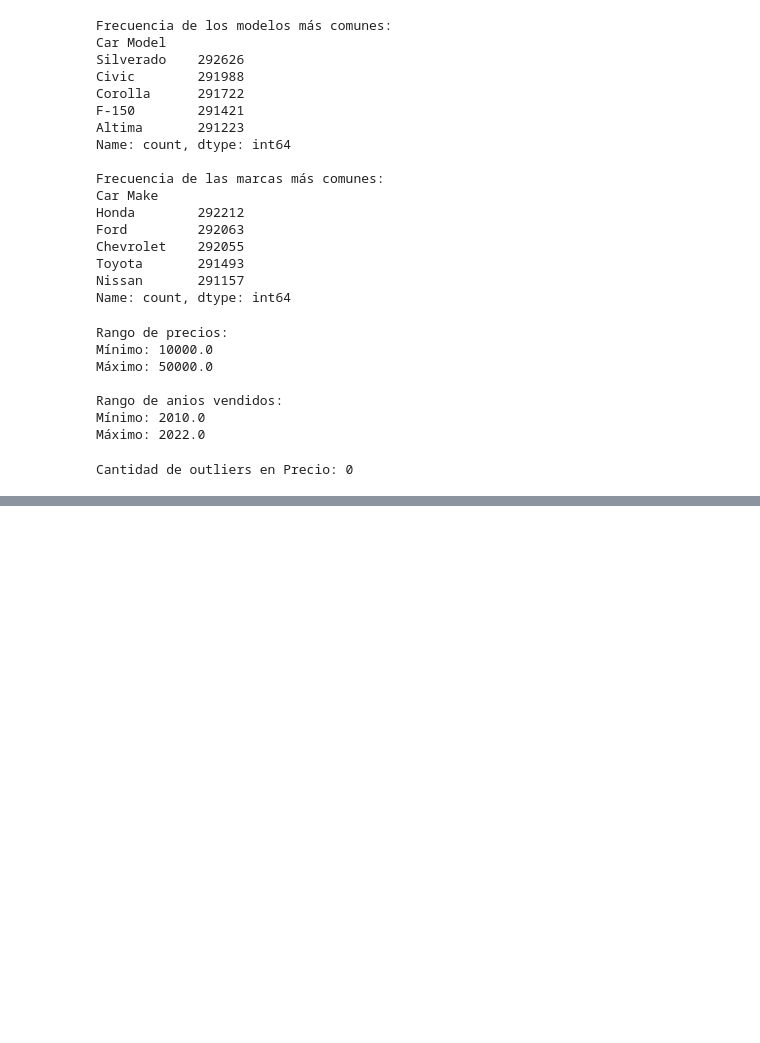
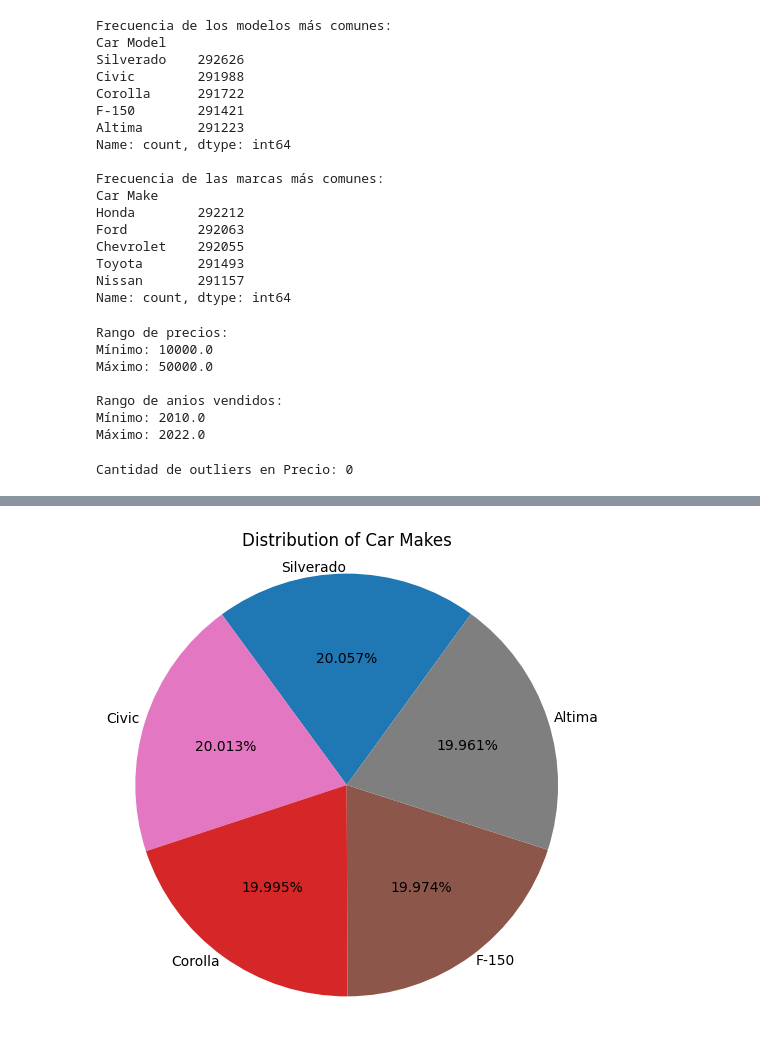
Before and after one commit to FreddyTurbins/lab_estaca_grupo2, a Jupyter notebook: main.ipynb, the cells around one changed output, grey strips where cells are left out. Cells and saved outputs as stored; diff of their text form; code cells hidden in the pictures; blank space fills up the shorter version.

```diff
--- a/main.ipynb
+++ b/main.ipynb
@@ -141,0 +233,14 @@ Cantidad de outliers en Precio: 0
+# %%
+#Get value counts for car makes
+car_model_counts = df['Car Model'].value_counts()
+slices = [62, 39, 39, 38, 37, 21, 15,  9,  6,  7,  6,  5,  4, 3]
+cmap = plt.cm.prism
+colors = cmap(np.linspace(0., 1., len(slices)))
+fig, ax = plt.subplots(figsize=(6, 6))
+ax.pie(car_model_counts, labels=car_model_counts.index, labeldistance=1.03, autopct='%1.3f%%', startangle=54, colors=['C0', 'C6', 'C3', 'C5', 'C7'])
+ax.axis('equal')
+ax.set_title('Distribution of Car Makes')
+
+plt.show()
+# %% [output]
+[figure, added]
```
Also changed, not shown: parts of 22 cells of this notebook, 1 other file.
